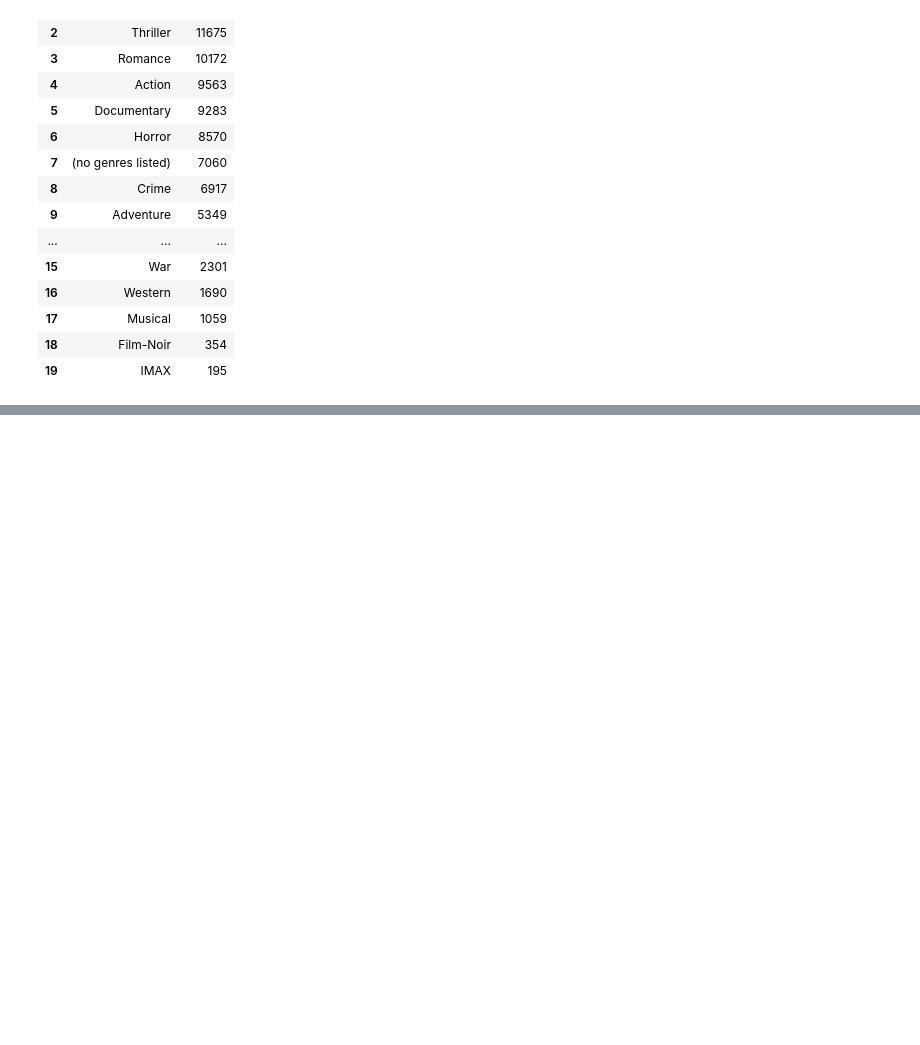
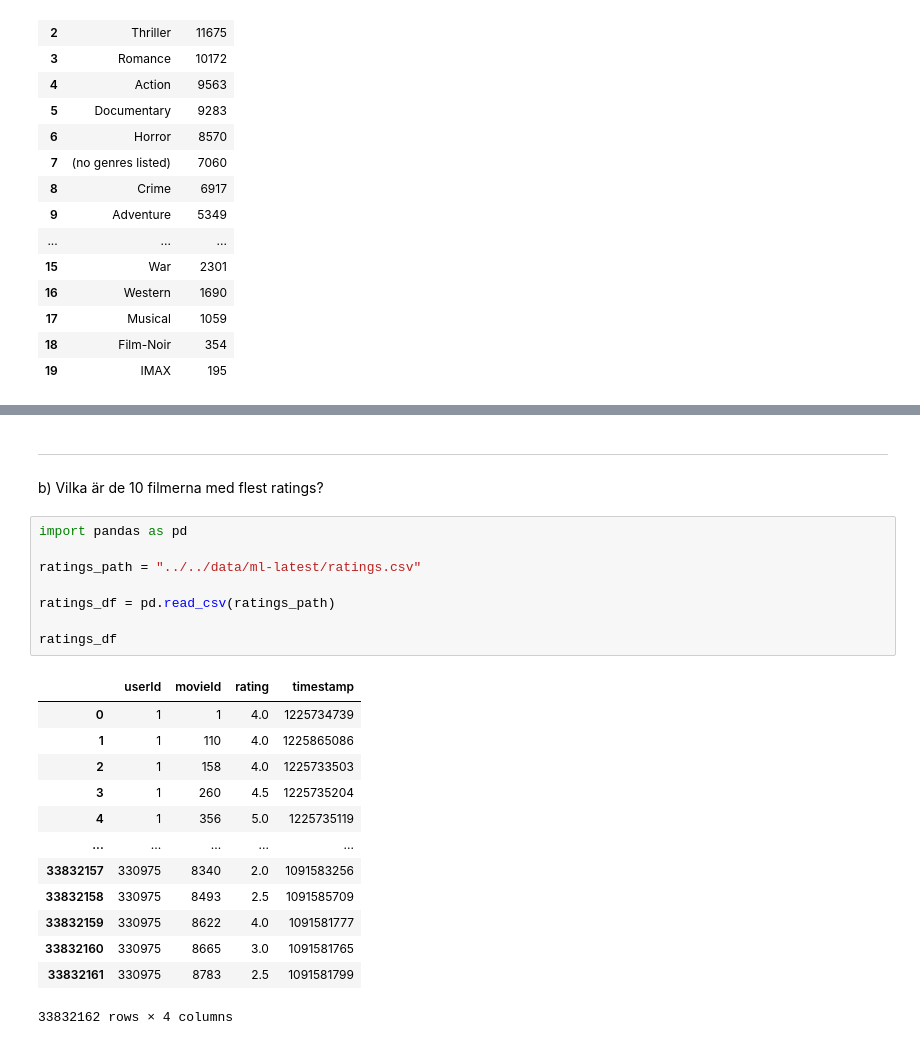
Before and after one commit to Markofbear/AI-Bjorn-Lagerblad-OPA23, a Jupyter notebook: labs/labb1/lab1.ipynb, the cells around one changed output, grey strips where cells are left out. Saved outputs shown, nothing was run; the diff lists cells and outputs as text; blank space fills up the shorter version.

Commit message:
update mission 1.1 medianrate rating WIP

```diff
--- a/labs/labb1/lab1.ipynb
+++ b/labs/labb1/lab1.ipynb
@@ -72,0 +96,26 @@ genre_counts_df
+# %% [markdown]
+---
+
+b) Vilka är de 10 filmerna med flest ratings?
+# %%
+import pandas as pd
+
+ratings_path = "../../data/ml-latest/ratings.csv"
+
+ratings_df = pd.read_csv(ratings_path)
+
+ratings_df
+# %% [output]
+|  | userId | movieId | rating | timestamp |
+| 0 | 1 | 1 | 4.0 | 1225734739 |
+| 1 | 1 | 110 | 4.0 | 1225865086 |
+| 2 | 1 | 158 | 4.0 | 1225733503 |
+| 3 | 1 | 260 | 4.5 | 1225735204 |
+| 4 | 1 | 356 | 5.0 | 1225735119 |
+| ... | ... | ... | ... | ... |
+| 33832157 | 330975 | 8340 | 2.0 | 1091583256 |
+| 33832158 | 330975 | 8493 | 2.5 | 1091585709 |
+| 33832159 | 330975 | 8622 | 4.0 | 1091581777 |
+| 33832160 | 330975 | 8665 | 3.0 | 1091581765 |
+| 33832161 | 330975 | 8783 | 2.5 | 1091581799 |
+33832162 rows × 4 columns
```
Also changed, not shown: parts of 2 cells of this notebook.
